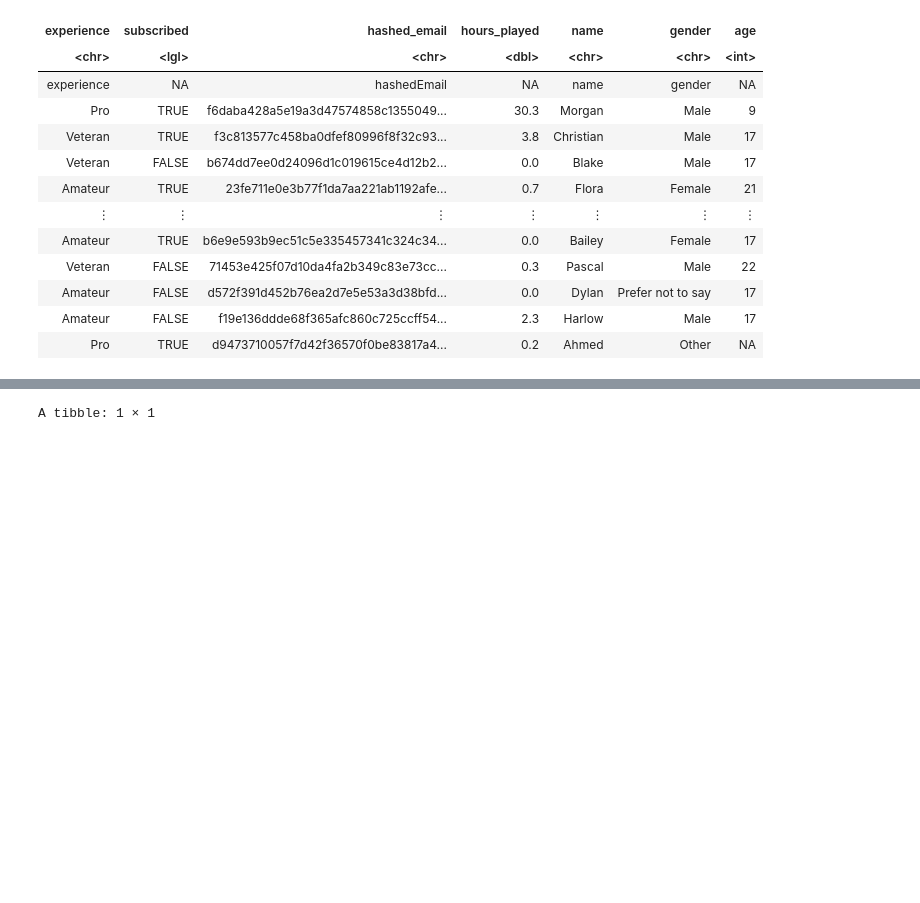
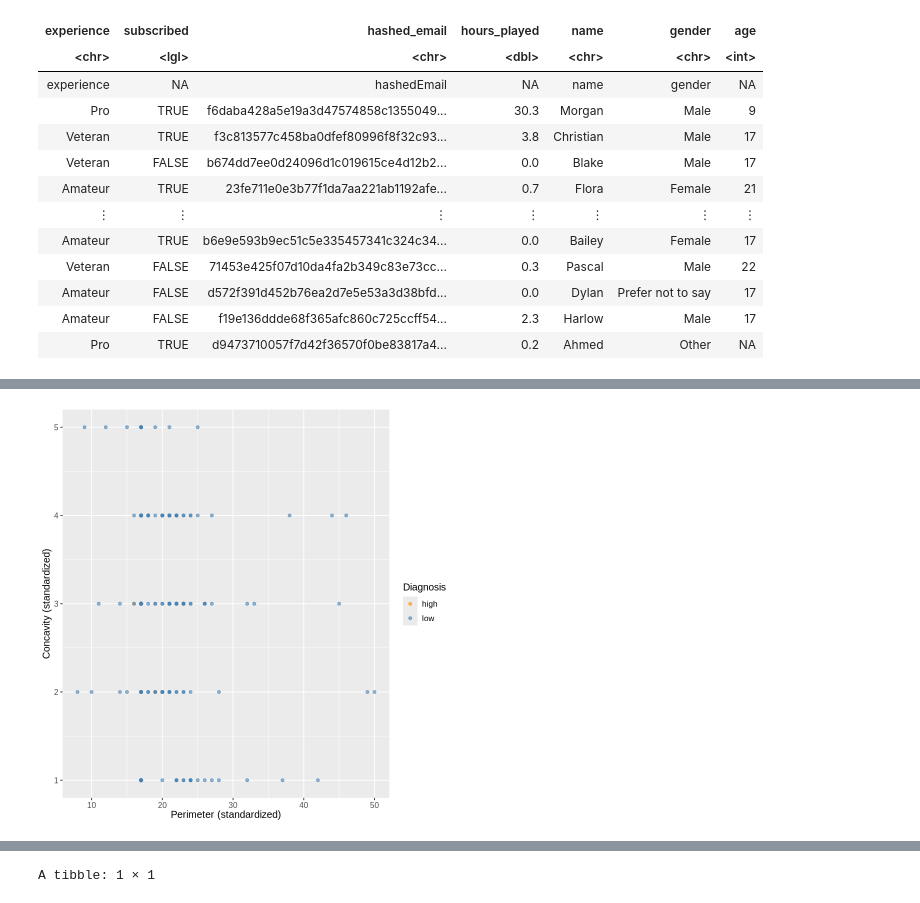
Before and after one commit to azoli113/DSCI100-Project-Group-006-36, a Jupyter notebook: draft-Copy1.ipynb, the cells around one changed output, grey strips where cells are left out. Saved outputs shown, nothing was run; the diff lists cells and outputs as text; code cells hidden in the pictures; blank space fills up the shorter version.

```diff
--- a/draft-Copy1.ipynb
+++ b/draft-Copy1.ipynb
@@ -112,0 +108,4 @@ A tibble: 194 × 4
+# %%
+players <- select(players, -hours_played)|>
+    mutate(level = as_factor(level))
+players
@@ -112,0 +127,12 @@ A tibble: 194 × 4
+# %%
+initial_scatter <- players |>
+  ggplot(aes(x = age, y = experience, color = level)) +
+  geom_point(alpha = 0.6) +
+  labs(x = "Perimeter (standardized)",
+       y = "Concavity (standardized)",
+       color = "Diagnosis") +
+  scale_color_manual(values = c("darkorange", "steelblue")) +
+  theme(text = element_text(size = 12))
+initial_scatter
+# %% [output]
+[figure, added]
```
Also changed, not shown: parts of 13 cells of this notebook.
